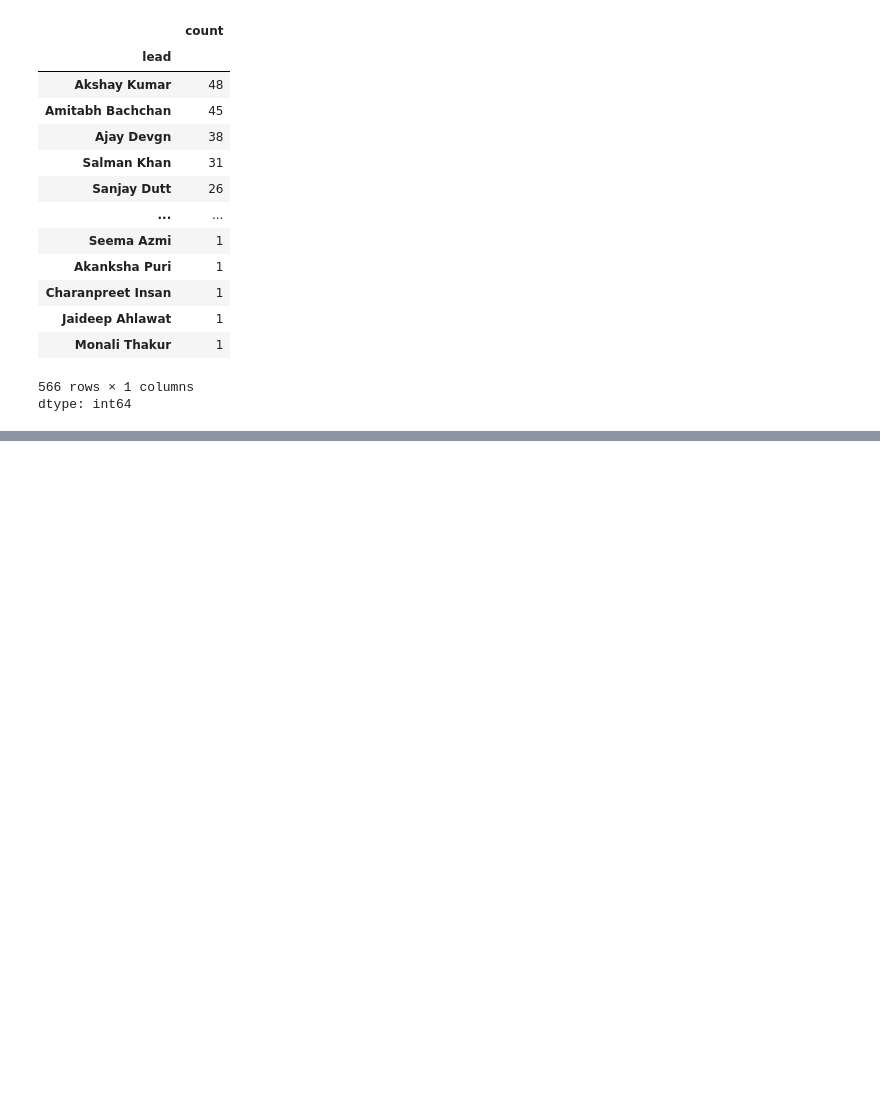
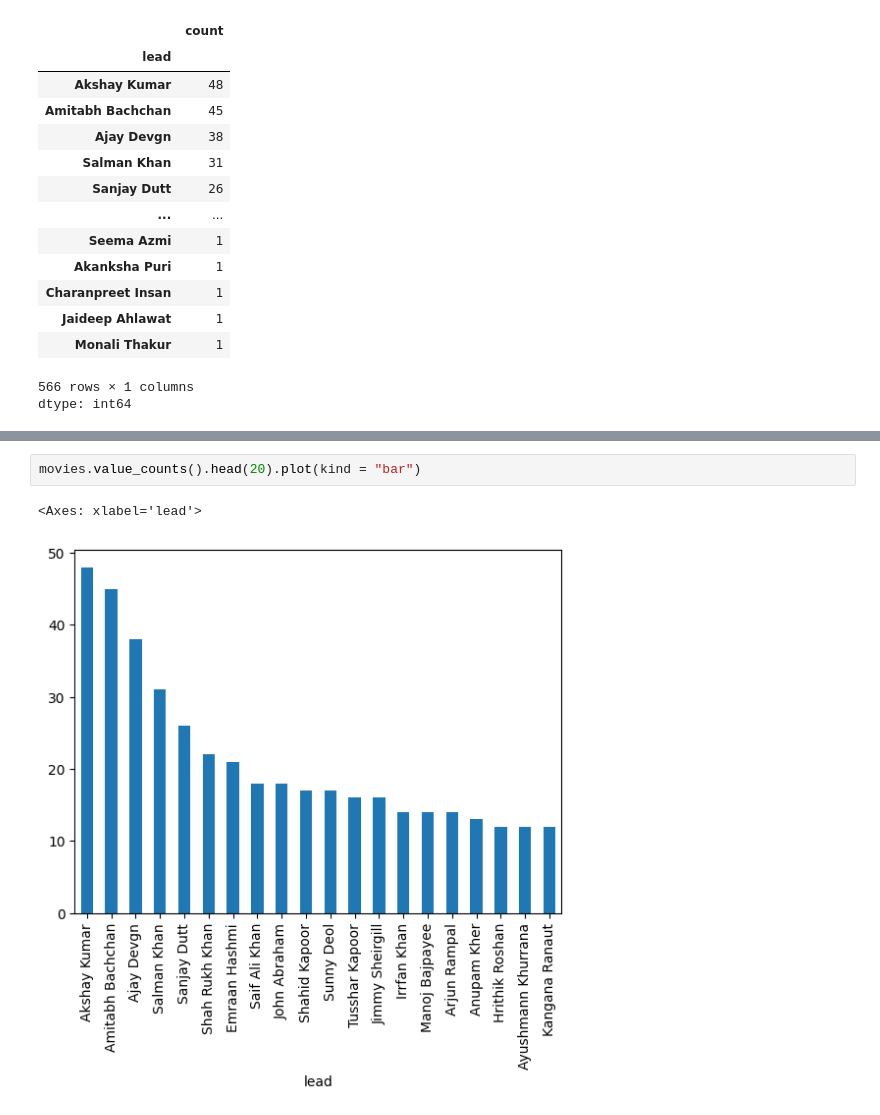
Before and after one commit to jiban-khatri/Pandas, a Jupyter notebook: pandas_series.ipynb, the cells around one changed output, grey strips where cells are left out. Drawn from its saved outputs; the diff is of its cells as text; blank space fills up the shorter version.

```diff
--- a/pandas_series.ipynb
+++ b/pandas_series.ipynb
@@ -256,0 +694,5 @@ dtype: int64
+# %%
+movies.value_counts().head(20).plot(kind = "bar")
+# %% [output]
+<Axes: xlabel='lead'>
+[figure, added]
```
Also changed, not shown: parts of 42 cells of this notebook.
